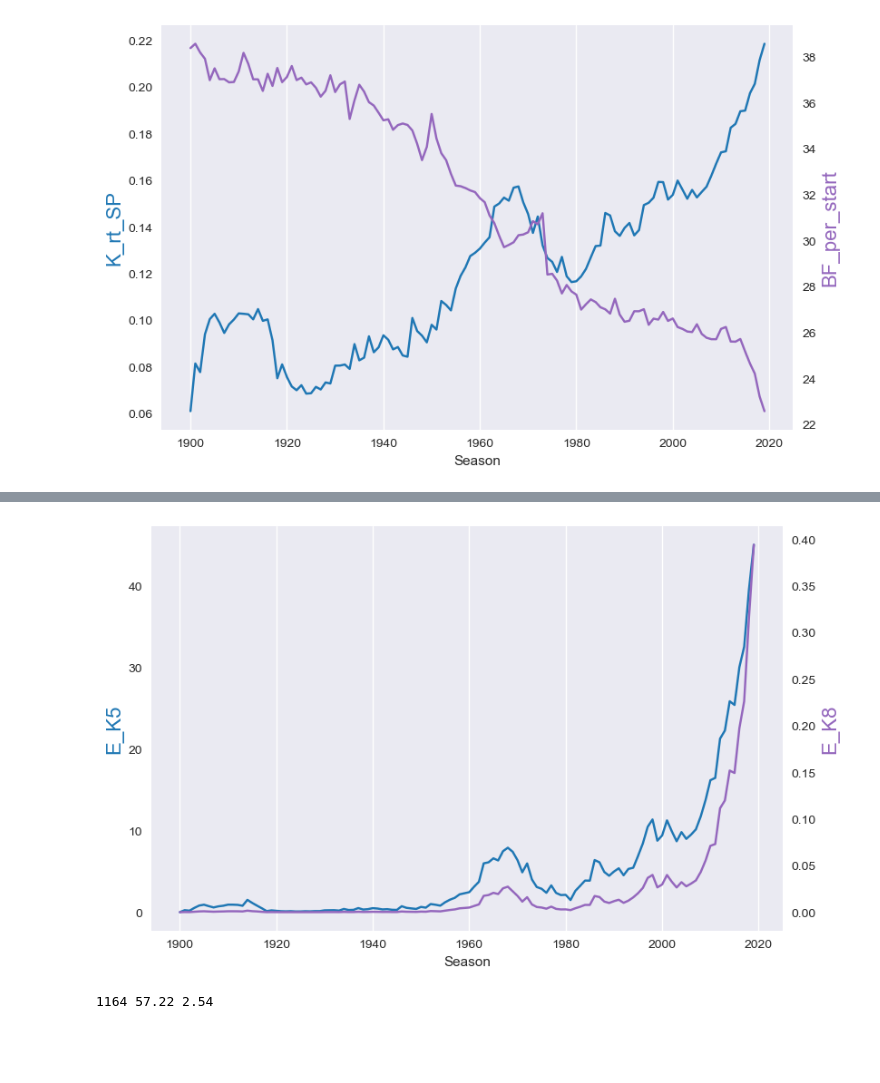
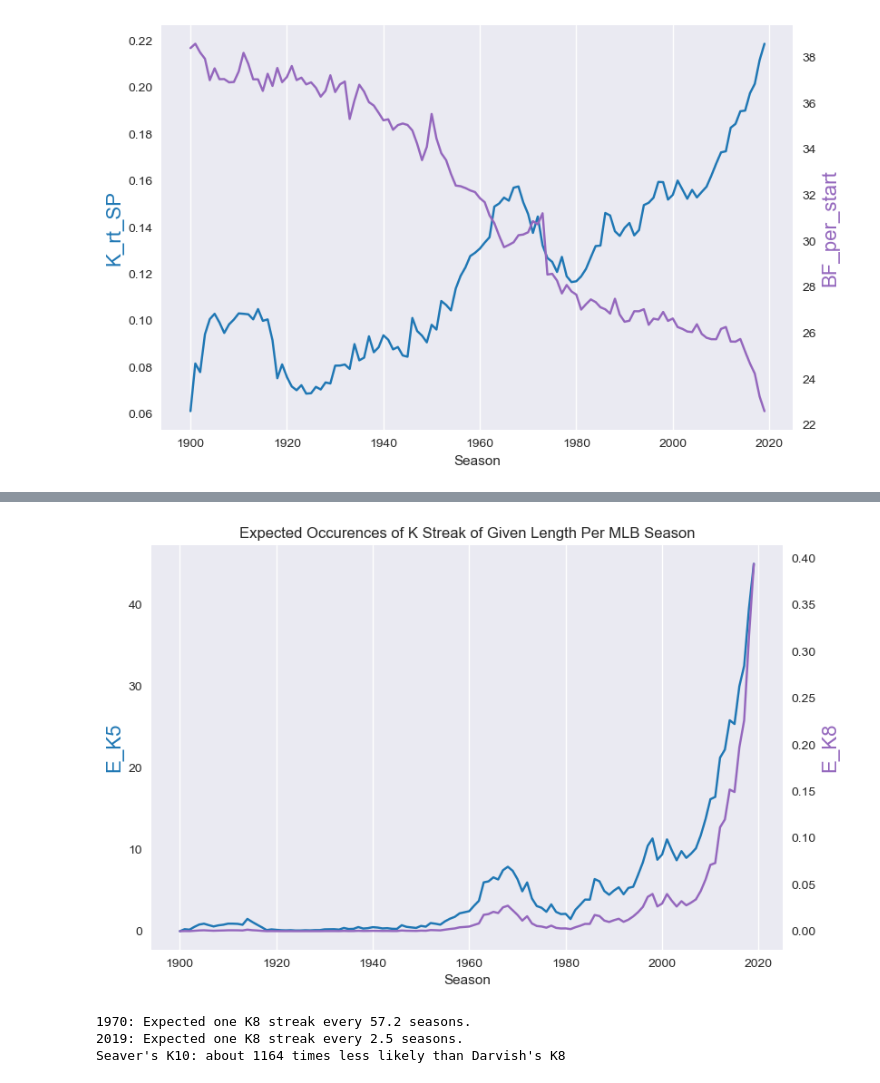
Before and after one commit to tmaule/website, a Jupyter notebook: _notebooks/2021-01-22-k_streaks.ipynb, the cells around one changed output, grey strips where cells are left out. Cells and saved outputs as stored; diff of their text form; code cells hidden in the pictures; blank space fills up the shorter version.

```diff
--- a/_notebooks/2021-01-22-k_streaks.ipynb
+++ b/_notebooks/2021-01-22-k_streaks.ipynb
@@ -58,22 +80,27 @@ ax2.grid(b=False, axis='y')
 # %%
 #collapse-hide
 sp_data_fg['E_K5'] = sp_data_fg.GS*(sp_data_fg.BF_per_start_est-4)*sp_data_fg.K_rt_SP**5
 sp_data_fg['E_K8'] = sp_data_fg.GS*(sp_data_fg.BF_per_start_est-7)*sp_data_fg.K_rt_SP**8
 sp_data_fg['E_K10'] = sp_data_fg.GS*(sp_data_fg.BF_per_start_est-9)*sp_data_fg.K_rt_SP**10
 
 ax = sp_data_fg.plot(y='E_K5', legend=None, color='tab:blue');
 ax.set_ylabel('E_K5', color='tab:blue', fontsize=16);
 ax2 = ax.twinx();
 sp_data_fg.plot(y='E_K8', ax=ax2, color='tab:purple', legend=None);
 ax2.set_ylabel('E_K8', color='tab:purple', fontsize=16);
-ax.grid(b=False, axis='y'); ax2.grid(b=False, axis='y')
+ax.grid(b=False, axis='y'); ax2.grid(b=False, axis='y');
+ax.set_title('Expected Occurences of K Streak of Given Length Per MLB Season');
 # %% [output]
-[figure, old version]
+[figure, new version]
 # %%
 #collapse-hide
 seaver = sp_data_fg.E_K10[1970]
 darvish = sp_data_fg.E_K8[2019]
 K8_1970 = sp_data_fg.E_K8[1970]
-print(int(darvish/seaver), round(1/K8_1970, 2), round(1/darvish, 2))
+print(f'1970: Expected one K8 streak every {round(1/K8_1970, 1)} seasons.')
+print(f'2019: Expected one K8 streak every {round(1/darvish, 1)} seasons.')
+print(f'Seaver\'s K10: about {int(darvish/seaver)} times less likely than Darvish\'s K8')
 # %% [output]
-1164 57.22 2.54
+1970: Expected one K8 streak every 57.2 seasons.
+2019: Expected one K8 streak every 2.5 seasons.
+Seaver's K10: about 1164 times less likely than Darvish's K8
```
Also changed, not shown: parts of 8 cells of this notebook.
